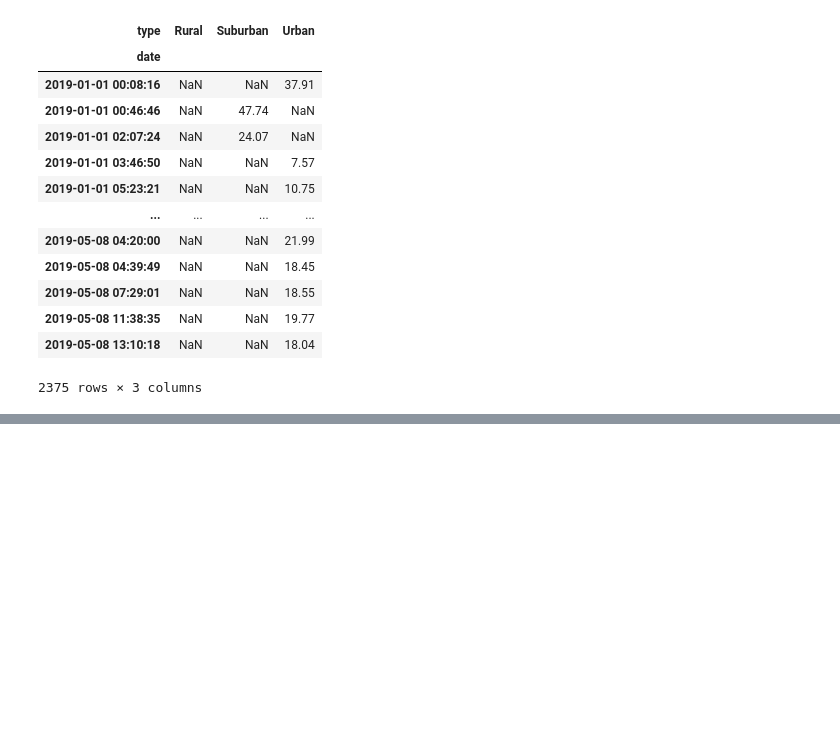
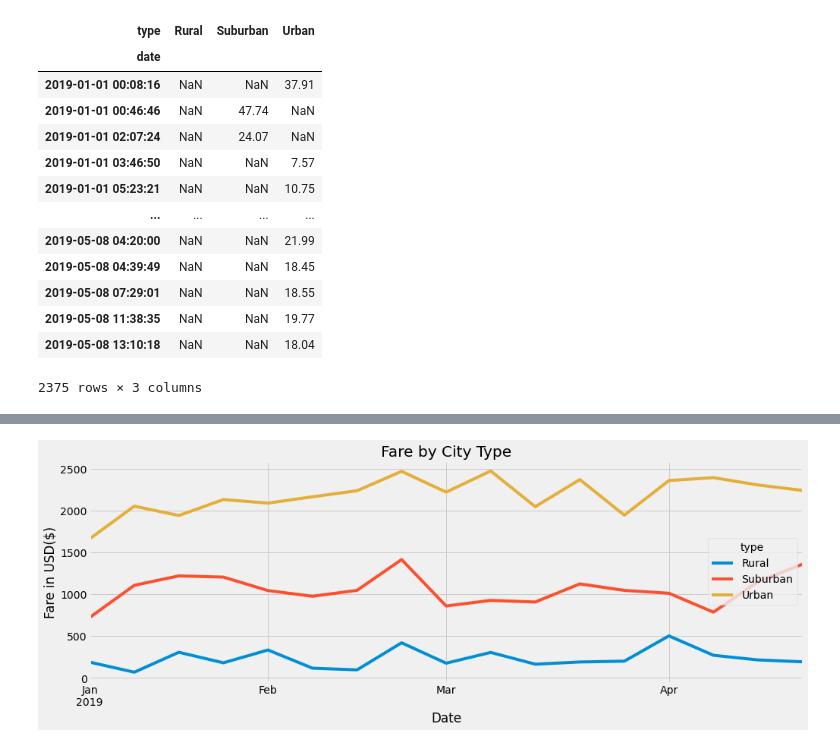
Before and after one commit to LeighannaSB/PyBer_Analysis, a Jupyter notebook: PyBer_Challenge.ipynb, the cells around one changed output, grey strips where cells are left out. Cells and saved outputs as stored; diff of their text form; code cells hidden in the pictures; blank space fills up the shorter version.

```diff
--- a/PyBer_Challenge.ipynb
+++ b/PyBer_Challenge.ipynb
@@ -185,3 +185,5 @@ fare_per_type_date_df
 2375 rows × 3 columns
 # %%
 # 5. Create a new DataFrame from the pivot table DataFrame using loc on the given dates, '2019-01-01':'2019-04-29'.
+fare_per_date_df = fare_per_type_date_df.loc["2019-01-01":"2019-04-29"]
+fare_per_date_df
@@ -188,3 +205,5 @@ fare_per_type_date_df
 # %%
 # 6. Set the "date" index to datetime datatype. This is necessary to use the resample() method in Step 8.
 # df.index = pd.to_datetime(df.index)
+fare_per_date_df.index = pd.to_datetime(fare_per_date_df.index)
+fare_per_date_df.head()
@@ -193,2 +232,4 @@ fare_per_type_date_df
 # %%
 # 8. Create a new DataFrame using the "resample()" function by week 'W' and get the sum of the fares for each week.
+fare_per_date_df= fare_per_date_df.resample("W").sum()
+fare_per_date_df
@@ -195,7 +256,15 @@ fare_per_type_date_df
 # %%
 # 8. Using the object-oriented interface method, plot the resample DataFrame using the df.plot() function.
 
 # Import the style from Matplotlib.
 from matplotlib import style
 # Use the graph style fivethirtyeight.
 style.use('fivethirtyeight')
+
+fare_per_date_df.plot(figsize=(15,5),)
+plt.xlabel("Date")
+plt.ylabel("Fare in USD($)")
+plt.title("Fare by City Type")
+plt.savefig("Resources/Pyber_fare_summary.png");
+# %% [output]
+[figure, added]
```
Also changed, not shown: parts of 4 cells of this notebook.
